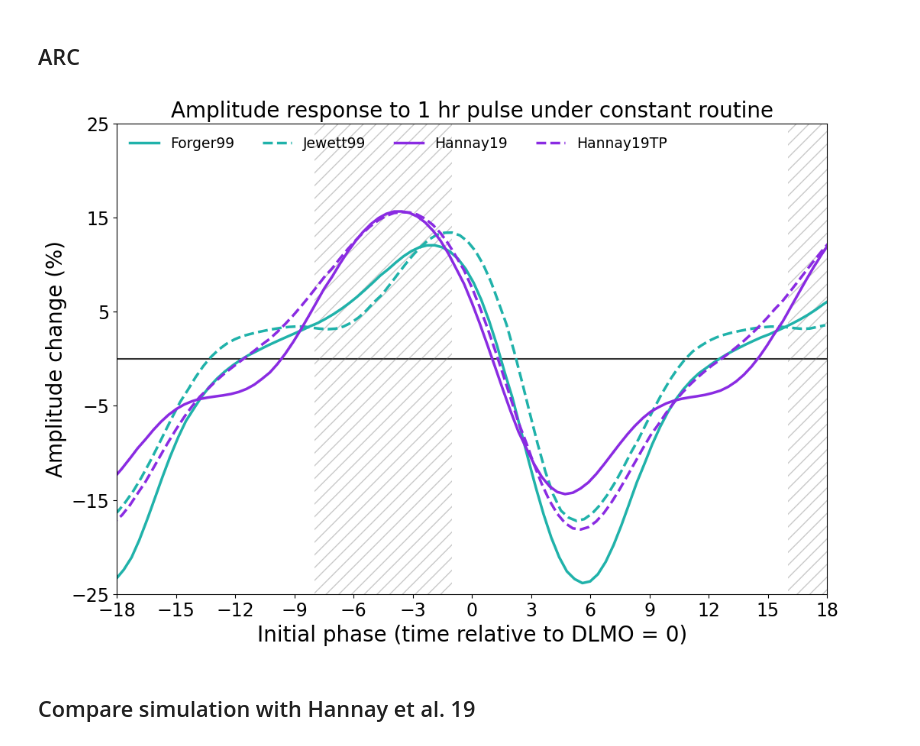
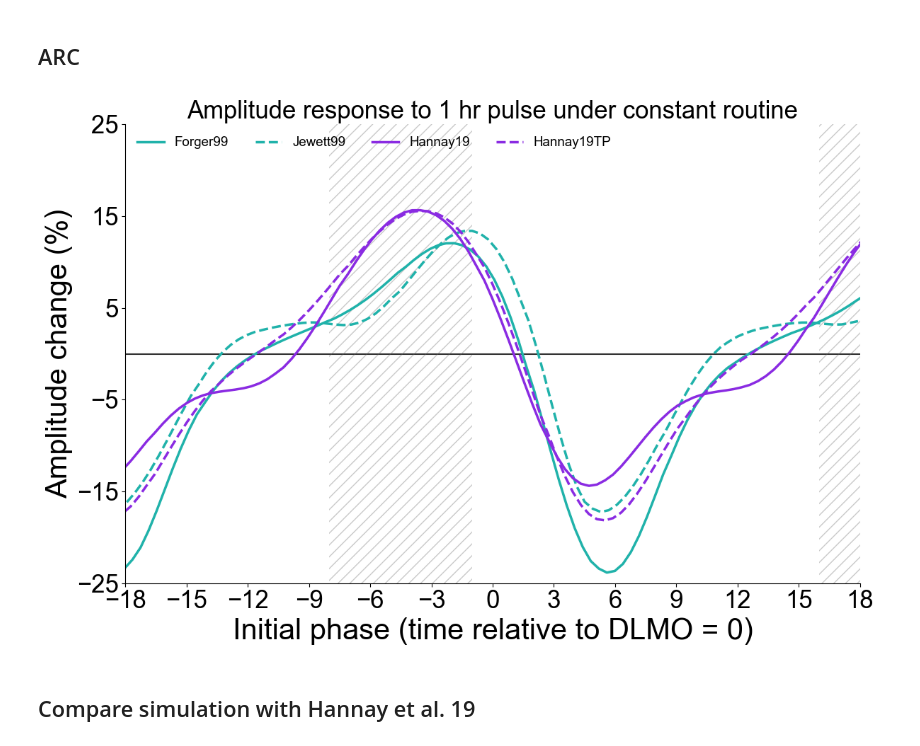
Before and after one commit to Arcascope/amplitude-simulations, a Jupyter notebook: amplitude_boost_plots.ipynb, the cells around one changed output. Drawn from its saved outputs; the diff is of its cells as text; code cells hidden in the pictures.

```diff
--- a/amplitude_boost_plots.ipynb
+++ b/amplitude_boost_plots.ipynb
@@ -5,6 +5,8 @@ import numpy as np
 import pandas as pd
 import matplotlib.pyplot as plt
 import matplotlib.patches as patches
+import matplotlib
+matplotlib.rcParams['font.family'] = 'Arial'
 # %% [output]
 Pyarrow will become a required dependency of pandas in the next major release of pandas (pandas 3.0),
 (to allow more performant data types, such as the Arrow string type, and better interoperability with other libraries)
@@ -47,6 +49,13 @@ phase_shift_offset = 0.54
 
 afternoon_start = -8  # Hours before DLMO
 afternoon_end = -1
+
+ylabel_font_size = 30
+xlabel_font_size = 30
+title_font_size = 25
+xtick_font_size = 25
+ytick_font_size = 25
+legend_font_size = 13.5
 # %% [markdown]
 ## PRC
 # %%
@@ -94,38 +108,43 @@ plt.show()
 # %%
 fig, ax = plt.subplots(1, 1, figsize=(12, 8))
 rect = patches.Rectangle((afternoon_start, -25), afternoon_end - afternoon_start, 50, linewidth=0,
                          edgecolor=[0.4, 0.4, 0.4], facecolor='none', hatch='//', alpha=0.35)
 ax.add_patch(rect)
 
 rect = patches.Rectangle((afternoon_start + 24, -25), afternoon_end - afternoon_start, 50, linewidth=0,
                          edgecolor=[0.4, 0.4, 0.4], facecolor='none', hatch='//', alpha=0.35)
 ax.add_patch(rect)
 
 # simulation results
 for idx,model in enumerate(model_list):
     x = []
     y = simulation_result[str(model)]['amplitude_response']
     # calculate the initial phase
     for CR1_index in range(pulse_num):
         CR1_duration = first_constant_routine_duration[CR1_index]
         pulse_mid_time = 24*3 + 8 + CR1_duration + 8 + 8
         dlmo = simulation_result[str(model)]['reference_dlmo']
         x.append(pulse_mid_time - dlmo)
     plt.plot(x, y, label=str(model), lw=2.5,
              color=colors[str(model)], linestyle=linestyles[str(model)])
 # styling
 plt.axhline(y=0, color='black', zorder=0, alpha=0.8)
-plt.xlabel('Initial phase (time relative to DLMO = 0)', fontsize=20)
-plt.ylabel('Amplitude change (%)', fontsize=20)
+plt.xlabel('Initial phase (time relative to DLMO = 0)', fontsize=xlabel_font_size)
+plt.ylabel('Amplitude change (%)', fontsize=ylabel_font_size)
 plt.xlim(-18, 18)
 plt.ylim(-25, 25)
-plt.xticks(np.linspace(-18, 18, 13), fontsize=17)
-plt.yticks(np.linspace(-25, 25, 6), fontsize=17)
-plt.legend(fontsize=13.5, frameon=False, ncol=5)
-plt.title("Amplitude response to 1 hr pulse under constant routine", fontsize=20)
+plt.xticks(np.linspace(-18, 18, 13), fontsize=xtick_font_size)
+plt.yticks(np.linspace(-25, 25, 6), fontsize=ytick_font_size)
+plt.legend(fontsize=legend_font_size, frameon=False, ncol=5)
+plt.title("Amplitude response to 1 hr pulse under constant routine", fontsize=title_font_size)
+ax.spines['top'].set_visible(False)
+ax.spines['right'].set_visible(False)
+plt.tight_layout()
+plt.savefig("outputs/arc_1.png",dpi=500)
+
 plt.show()
 # %% [output]
-[figure, old version]
+[figure, new version]
 # %% [markdown]
 ## Compare simulation with Hannay et al. 19
 # %%
```
Also changed, not shown: parts of 11 cells of this notebook, 19 other files.
